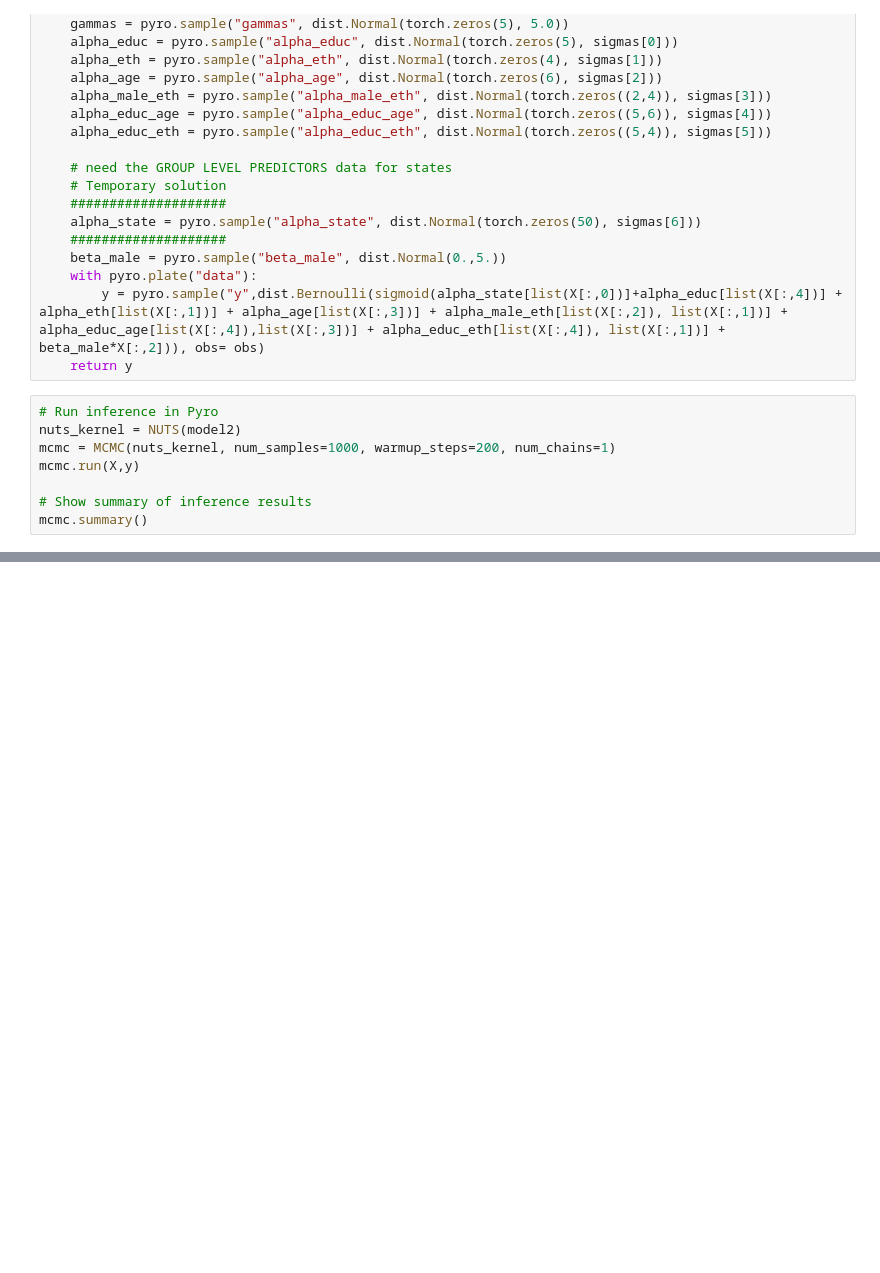
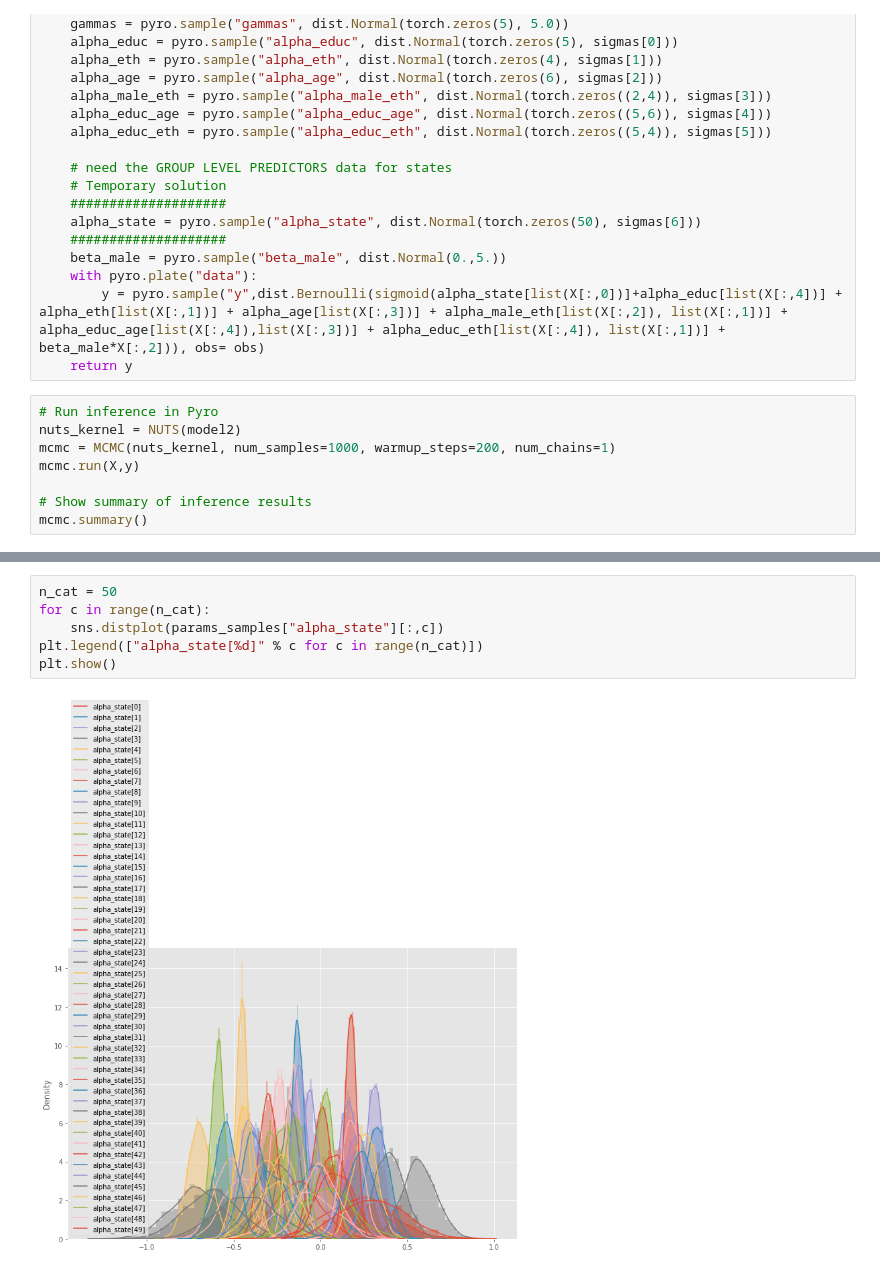
Before and after one commit to JakubReha/misterP, a Jupyter notebook: model.ipynb, the cells around one changed output, grey strips where cells are left out. Drawn from its saved outputs; the diff is of its cells as text; blank space fills up the shorter version.

```diff
--- a/model.ipynb
+++ b/model.ipynb
@@ -213,0 +219,8 @@ mcmc.summary()
+# %%
+n_cat = 50
+for c in range(n_cat):
+    sns.distplot(params_samples["alpha_state"][:,c])
+plt.legend(["alpha_state[%d]" % c for c in range(n_cat)])
+plt.show()
+# %% [output]
+[figure, added]
```
Also changed, not shown: parts of 11 cells of this notebook, 1 other file.
